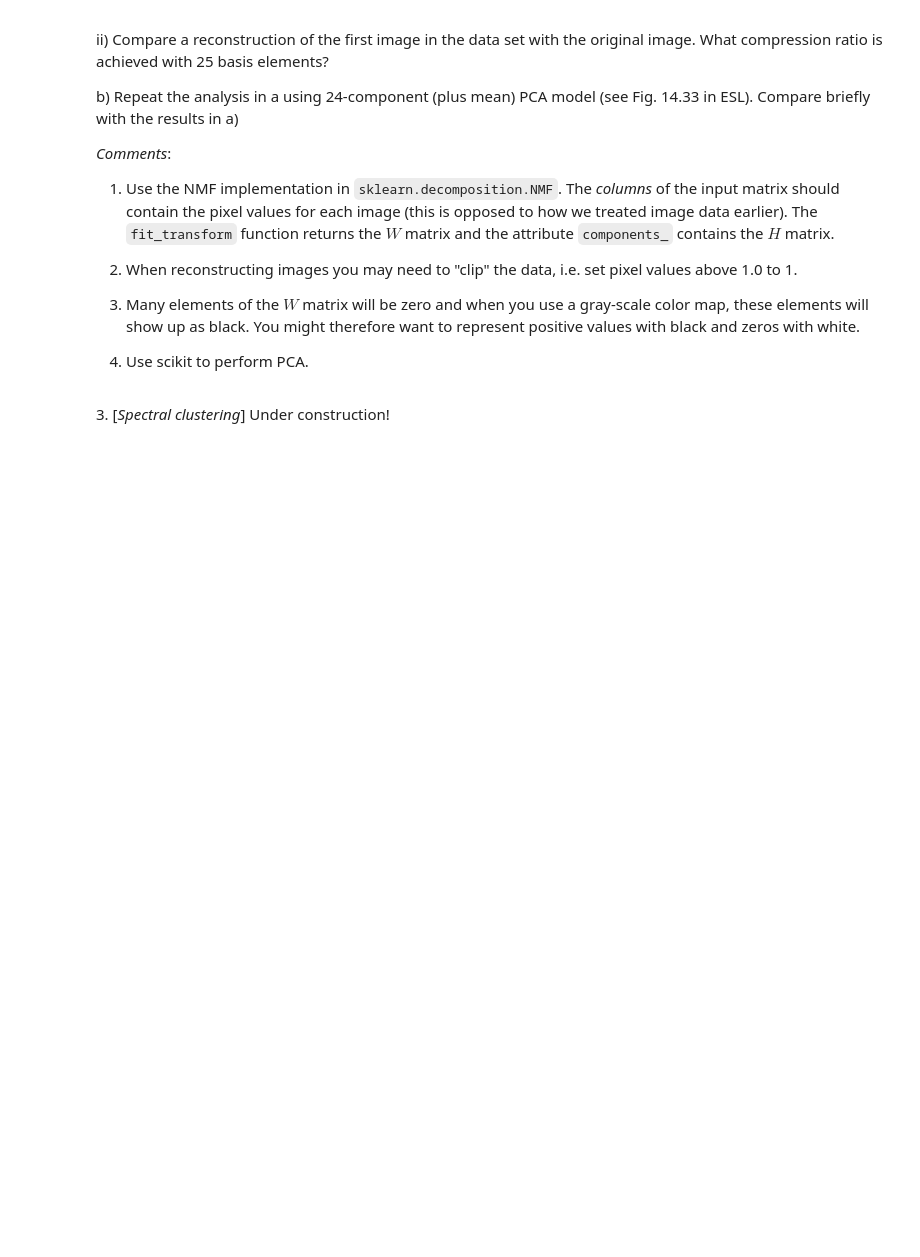
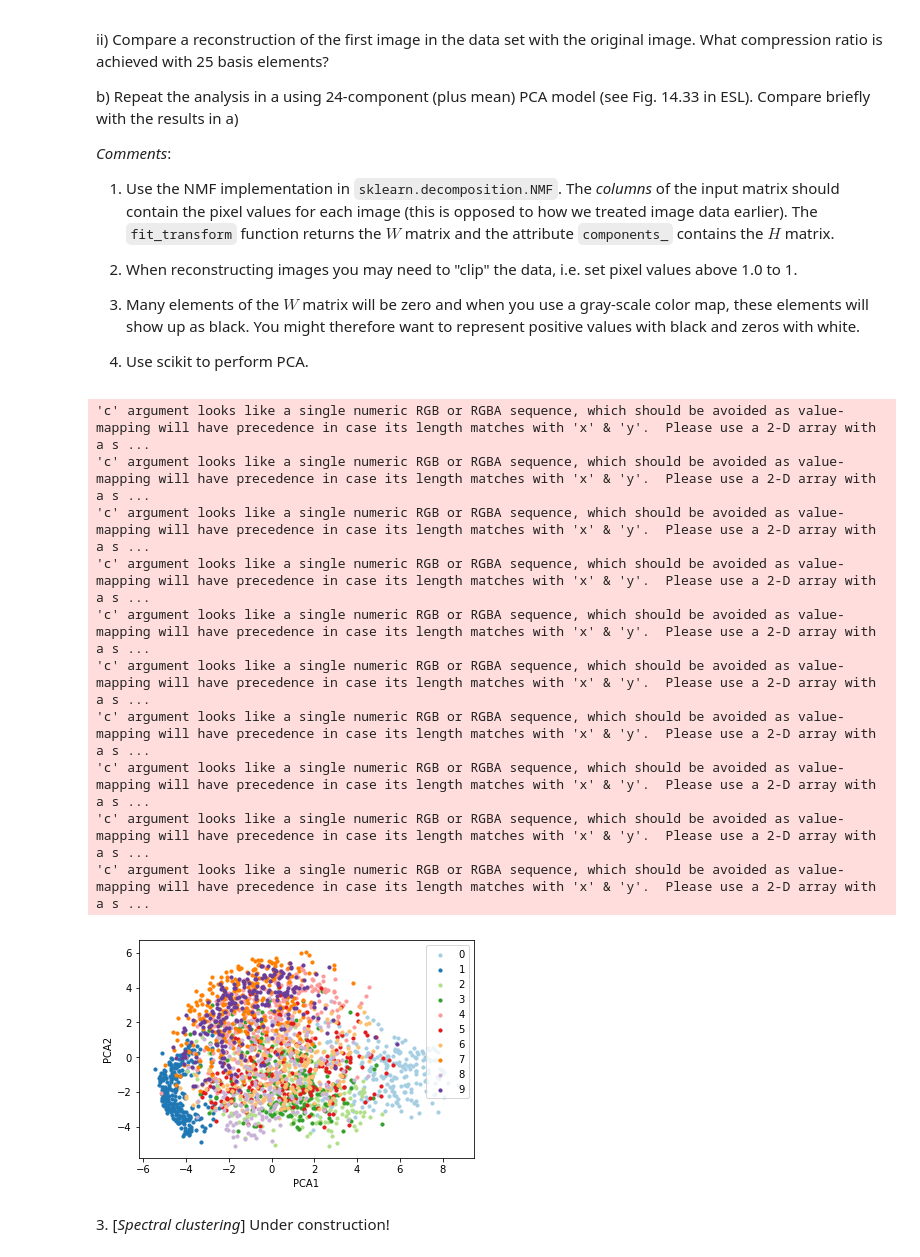
Before and after one commit to EmilGauti/Gervigreind-vor-2019, a Jupyter notebook: Homework 8/hw8_draft.ipynb, the cells around one changed output. Cells and saved outputs as stored; diff of their text form; code cells hidden in the pictures; blank space fills up the shorter version.

```diff
--- a/Homework 8/hw8_draft.ipynb
+++ b/Homework 8/hw8_draft.ipynb
@@ -133,5 +138,52 @@ b) Repeat the analysis in a using 24-component (plus mean) PCA model (see Fig. 1
 3) Many elements of the $W$ matrix will be zero and when you use a gray-scale color map, these elements will show up as black. You might therefore want to represent positive values with black and zeros with white.
 
 4) Use scikit to perform PCA.
+# %%
+# Principal component analysis and t-SNE used to examine
+# the MNIST dataset of handwritten digits
+
+import numpy as np
+import matplotlib.pyplot as plt
+from sklearn.preprocessing import StandardScaler
+
+# Load MNIST dataset (small subset)
+X = np.loadtxt("data/mnist2500_X.txt")
+labels = np.loadtxt("data/mnist2500_labels.txt")
+
+# Scale data to have zero mean, scaling individual features
+# is not appropriate for image data
+Xsc = StandardScaler(with_std=False).fit_transform(X)
+
+def scatter_plot(ypred, labels, xlabel='', ylabel=''):
+    # Create a scatter plot with class labels as a legend
+    #plt.figure(figsize=(7,5))
+    cmap=plt.get_cmap("Paired").colors[0:10]
+    for cls in range(0,10):
+        plt.scatter(ypred[labels==cls,0],ypred[labels==cls,1],s=10,c=cmap[cls],label="{}".format(cls))
+    plt.legend()
+    plt.xlabel(xlabel)
+    plt.ylabel(ylabel)
+    plt.show()
+# %%
+# 2D projection using PCA
+from sklearn.decomposition import PCA
+
+pca = PCA(n_components=2)
+pca.fit(Xsc)
+ypred = pca.transform(Xsc)
+
+scatter_plot(ypred, labels, xlabel='PCA1',ylabel='PCA2')
+# %% [output]
+'c' argument looks like a single numeric RGB or RGBA sequence, which should be avoided as value-mapping will have precedence in case its length matches with 'x' & 'y'.  Please use a 2-D array with a s ...
+'c' argument looks like a single numeric RGB or RGBA sequence, which should be avoided as value-mapping will have precedence in case its length matches with 'x' & 'y'.  Please use a 2-D array with a s ...
+'c' argument looks like a single numeric RGB or RGBA sequence, which should be avoided as value-mapping will have precedence in case its length matches with 'x' & 'y'.  Please use a 2-D array with a s ...
+'c' argument looks like a single numeric RGB or RGBA sequence, which should be avoided as value-mapping will have precedence in case its length matches with 'x' & 'y'.  Please use a 2-D array with a s ...
+'c' argument looks like a single numeric RGB or RGBA sequence, which should be avoided as value-mapping will have precedence in case its length matches with 'x' & 'y'.  Please use a 2-D array with a s ...
+'c' argument looks like a single numeric RGB or RGBA sequence, which should be avoided as value-mapping will have precedence in case its length matches with 'x' & 'y'.  Please use a 2-D array with a s ...
+'c' argument looks like a single numeric RGB or RGBA sequence, which should be avoided as value-mapping will have precedence in case its length matches with 'x' & 'y'.  Please use a 2-D array with a s ...
+'c' argument looks like a single numeric RGB or RGBA sequence, which should be avoided as value-mapping will have precedence in case its length matches with 'x' & 'y'.  Please use a 2-D array with a s ...
+'c' argument looks like a single numeric RGB or RGBA sequence, which should be avoided as value-mapping will have precedence in case its length matches with 'x' & 'y'.  Please use a 2-D array with a s ...
+'c' argument looks like a single numeric RGB or RGBA sequence, which should be avoided as value-mapping will have precedence in case its length matches with 'x' & 'y'.  Please use a 2-D array with a s ...
+[figure, added]
 # %% [markdown]
 3\. [*Spectral clustering*] Under construction!
```
Also changed, not shown: parts of 3 cells of this notebook, 5 other files.
